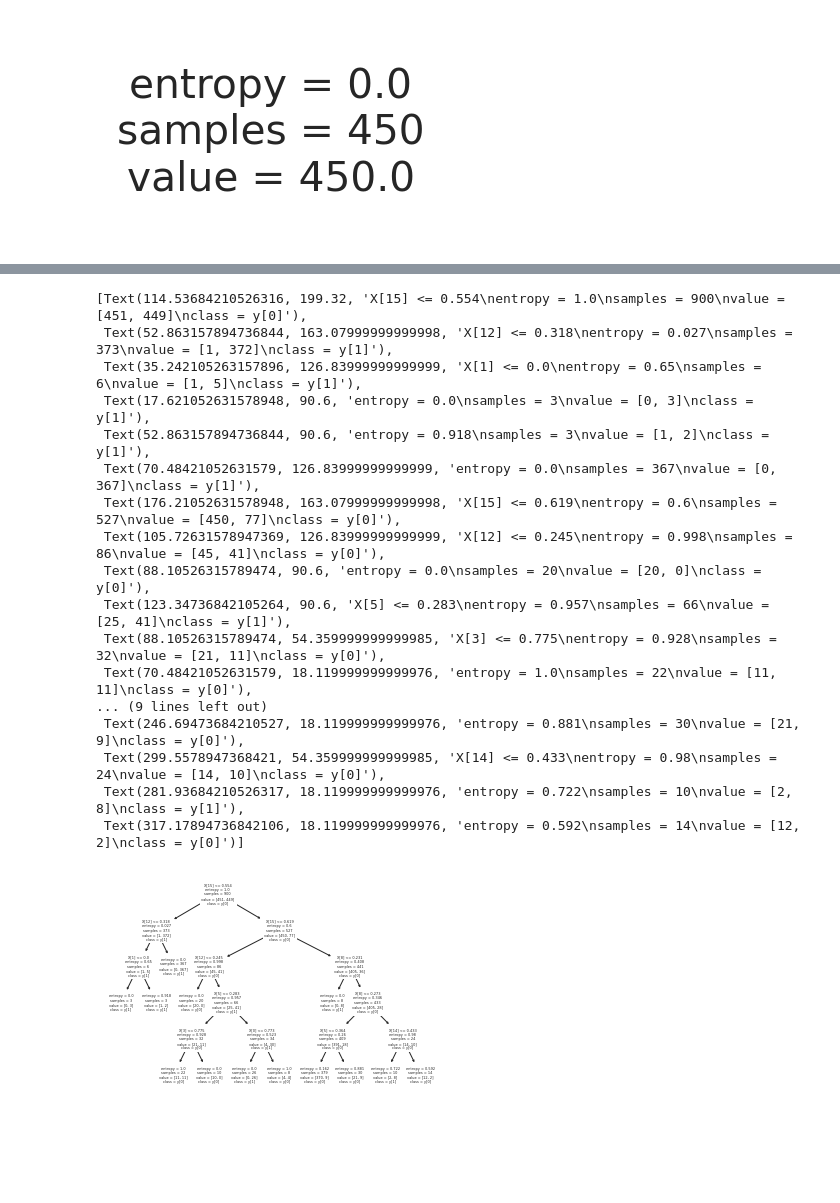
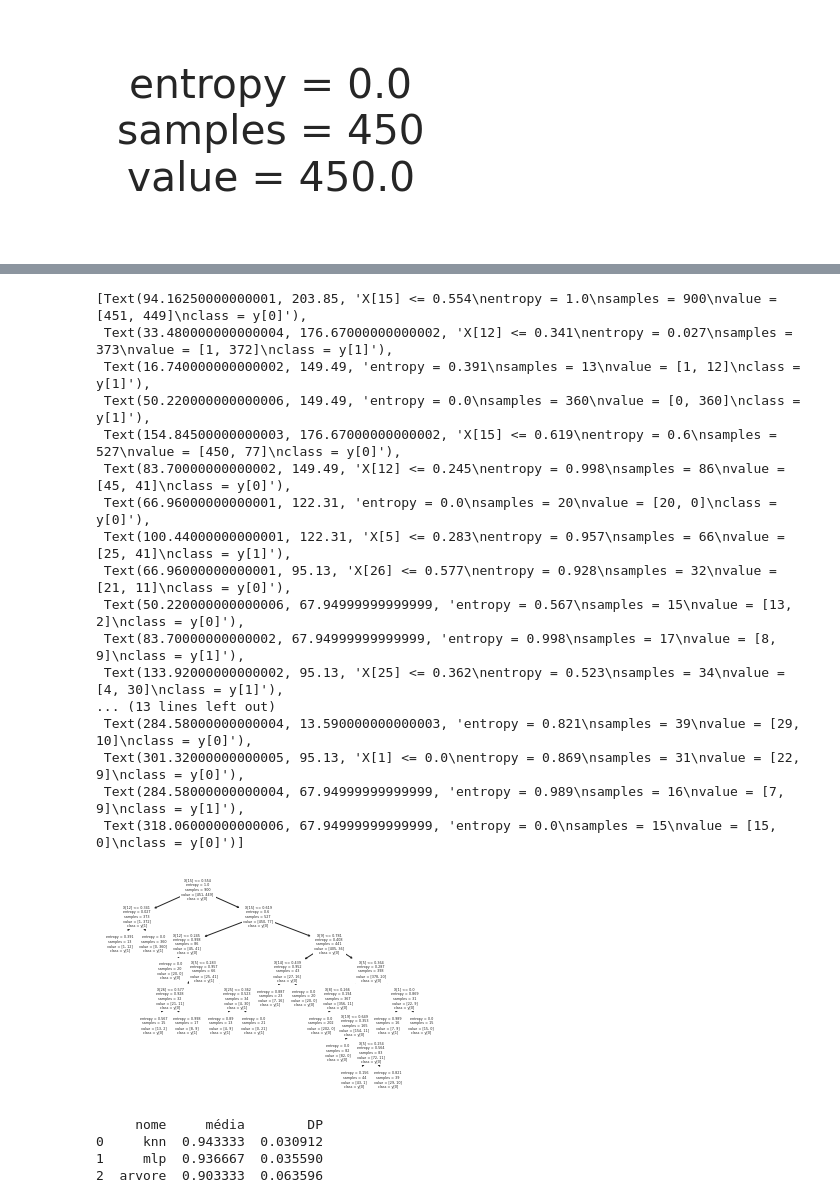
Before and after one commit to pedrorault/InteligenciaArtificial, a Jupyter notebook: EP/MetodoMetrica.ipynb, the cells around one changed output, grey strips where cells are left out. Saved outputs shown, nothing was run; the diff lists cells and outputs as text; code cells hidden in the pictures; blank space fills up the shorter version.

```diff
--- a/EP/MetodoMetrica.ipynb
+++ b/EP/MetodoMetrica.ipynb
@@ -308,10 +347,12 @@ for i in range(5,15,2):
                     scoring=('recall', 'precision', 'balanced_accuracy','f1'),
                     cv= 10, n_jobs=-1, return_estimator= True)
     results_tree_gini_pre.append(cv_res)
-    cv_res = cross_validate(dec_tree,X_norm,y_norm,
-                    scoring=('recall', 'precision', 'accuracy','f1'),
-                    cv= 10, n_jobs=-1, return_estimator= True)
-    results_tree_gini_norm.append(cv_res)
+    for j in range(5,15,2):
+        dec_tree = DecisionTreeClassifier(criterion="gini", max_depth=i, min_samples_leaf=j, random_state=42)
+        cv_res = cross_validate(dec_tree,X_norm,y_norm,
+                        scoring=('recall', 'precision', 'accuracy','f1'),
+                        cv= 10, n_jobs=-1, return_estimator= True)
+        results_tree_gini_norm.append(cv_res)
 # %%
 df_tree_gini_pre = pd.DataFrame(columns=["DF","Tipo","Profundidade Máxima","Número de Exemplos","Sensibilidade","Sensibilidade.dp","Precisão","Precisão.dp","F1","F1.dp","Acurácia","Acurácia.dp"])
 for i,r in enumerate(results_tree_gini_pre):
@@ -352,7 +393,7 @@ df_tree_gini_norm = pd.DataFrame(columns=["DF","Tipo","Profundidade Máxima","N
 for i,r in enumerate(results_tree_gini_norm):
         est = r["estimator"][0]
         obj = {
-            "DF": "PreProcessamento",
+            "DF": "Normalizado",
             "Tipo":"Gini",
             "Profundidade Máxima": est.max_depth,
             "Número de Exemplos": est.min_samples_leaf,
@@ -408,10 +473,12 @@ for i in range(5,15,2):
                     scoring=('recall', 'precision', 'balanced_accuracy','f1'),
                     cv= 10, n_jobs=-1, return_estimator= True)
     results_tree_entropy_pre.append(cv_res)
-    cv_res = cross_validate(dec_tree,X_norm,y_norm,
+    for j in range(5,15,2):
+        dec_tree = DecisionTreeClassifier(criterion="entropy", max_depth=i, min_samples_leaf=j, random_state=42)
+        cv_res = cross_validate(dec_tree,X_norm,y_norm,
                     scoring=('recall', 'precision', 'accuracy','f1'),
                     cv= 10, n_jobs=-1, return_estimator= True)
-    results_tree_entropy_norm.append(cv_res)
+        results_tree_entropy_norm.append(cv_res)
 # %%
 df_tree_entropy_pre = pd.DataFrame(columns=["DF","Tipo","Profundidade Máxima","Número de Exemplos","Sensibilidade","Sensibilidade.dp","Precisão","Precisão.dp","F1","F1.dp","Acurácia","Acurácia.dp"])
 for i,r in enumerate(results_tree_entropy_pre):
@@ -450,7 +517,7 @@ df_tree_entropy_norm = pd.DataFrame(columns=["DF","Tipo","Profundidade Máxima",
 for i,r in enumerate(results_tree_entropy_norm):
         est = r["estimator"][0]
         obj = {
-            "DF": "PreProcessamento",
+            "DF": "Normalizado",
             "Tipo":"Entropy",
             "Profundidade Máxima": est.max_depth,
             "Número de Exemplos": est.min_samples_leaf,
@@ -475,24 +566,24 @@ df_tree_entropy_norm
 # %%
 from sklearn.tree import plot_tree
 
-melhor_arvore = max([ [r["test_accuracy"].mean(),r["test_accuracy"].std(),r["estimator"][0]] for r in results_tree_entropy_norm], key=lambda x : x[0])
-plot_tree(melhor_arvore[2], class_names=True)
+melhor_arvore_entropy = max([[r["estimator"][0],r["test_accuracy"].mean(),r["test_accuracy"].std()] for r in results_tree_entropy_norm], key=lambda x : x[1])
+plot_tree(melhor_arvore_entropy[0], class_names=True)
 # %% [output]
-[Text(114.53684210526316, 199.32, 'X[15] <= 0.554\nentropy = 1.0\nsamples = 900\nvalue = [451, 449]\nclass = y[0]'),
- Text(52.863157894736844, 163.07999999999998, 'X[12] <= 0.318\nentropy = 0.027\nsamples = 373\nvalue = [1, 372]\nclass = y[1]'),
- Text(35.242105263157896, 126.83999999999999, 'X[1] <= 0.0\nentropy = 0.65\nsamples = 6\nvalue = [1, 5]\nclass = y[1]'),
- Text(17.621052631578948, 90.6, 'entropy = 0.0\nsamples = 3\nvalue = [0, 3]\nclass = y[1]'),
- Text(52.863157894736844, 90.6, 'entropy = 0.918\nsamples = 3\nvalue = [1, 2]\nclass = y[1]'),
- Text(70.48421052631579, 126.83999999999999, 'entropy = 0.0\nsamples = 367\nvalue = [0, 367]\nclass = y[1]'),
- Text(176.21052631578948, 163.07999999999998, 'X[15] <= 0.619\nentropy = 0.6\nsamples = 527\nvalue = [450, 77]\nclass = y[0]'),
- Text(105.72631578947369, 126.83999999999999, 'X[12] <= 0.245\nentropy = 0.998\nsamples = 86\nvalue = [45, 41]\nclass = y[0]'),
- Text(88.10526315789474, 90.6, 'entropy = 0.0\nsamples = 20\nvalue = [20, 0]\nclass = y[0]'),
- Text(123.34736842105264, 90.6, 'X[5] <= 0.283\nentropy = 0.957\nsamples = 66\nvalue = [25, 41]\nclass = y[1]'),
- Text(88.10526315789474, 54.359999999999985, 'X[3] <= 0.775\nentropy = 0.928\nsamples = 32\nvalue = [21, 11]\nclass = y[0]'),
- Text(70.48421052631579, 18.119999999999976, 'entropy = 1.0\nsamples = 22\nvalue = [11, 11]\nclass = y[0]'),
-... (9 lines left out)
- Text(246.69473684210527, 18.119999999999976, 'entropy = 0.881\nsamples = 30\nvalue = [21, 9]\nclass = y[0]'),
- Text(299.5578947368421, 54.359999999999985, 'X[14] <= 0.433\nentropy = 0.98\nsamples = 24\nvalue = [14, 10]\nclass = y[0]'),
- Text(281.93684210526317, 18.119999999999976, 'entropy = 0.722\nsamples = 10\nvalue = [2, 8]\nclass = y[1]'),
- Text(317.17894736842106, 18.119999999999976, 'entropy = 0.592\nsamples = 14\nvalue = [12, 2]\nclass = y[0]')]
+[Text(94.16250000000001, 203.85, 'X[15] <= 0.554\nentropy = 1.0\nsamples = 900\nvalue = [451, 449]\nclass = y[0]'),
+ Text(33.480000000000004, 176.67000000000002, 'X[12] <= 0.341\nentropy = 0.027\nsamples = 373\nvalue = [1, 372]\nclass = y[1]'),
+ Text(16.740000000000002, 149.49, 'entropy = 0.391\nsamples = 13\nvalue = [1, 12]\nclass = y[1]'),
+ Text(50.220000000000006, 149.49, 'entropy = 0.0\nsamples = 360\nvalue = [0, 360]\nclass = y[1]'),
+ Text(154.84500000000003, 176.67000000000002, 'X[15] <= 0.619\nentropy = 0.6\nsamples = 527\nvalue = [450, 77]\nclass = y[0]'),
+ Text(83.70000000000002, 149.49, 'X[12] <= 0.245\nentropy = 0.998\nsamples = 86\nvalue = [45, 41]\nclass = y[0]'),
+ Text(66.96000000000001, 122.31, 'entropy = 0.0\nsamples = 20\nvalue = [20, 0]\nclass = y[0]'),
+ Text(100.44000000000001, 122.31, 'X[5] <= 0.283\nentropy = 0.957\nsamples = 66\nvalue = [25, 41]\nclass = y[1]'),
+ Text(66.96000000000001, 95.13, 'X[26] <= 0.577\nentropy = 0.928\nsamples = 32\nvalue = [21, 11]\nclass = y[0]'),
+ Text(50.220000000000006, 67.94999999999999, 'entropy = 0.567\nsamples = 15\nvalue = [13, 2]\nclass = y[0]'),
+ Text(83.70000000000002, 67.94999999999999, 'entropy = 0.998\nsamples = 17\nvalue = [8, 9]\nclass = y[1]'),
+ Text(133.92000000000002, 95.13, 'X[25] <= 0.362\nentropy = 0.523\nsamples = 34\nvalue = [4, 30]\nclass = y[1]'),
+... (13 lines left out)
+ Text(284.58000000000004, 13.590000000000003, 'entropy = 0.821\nsamples = 39\nvalue = [29, 10]\nclass = y[0]'),
+ Text(301.32000000000005, 95.13, 'X[1] <= 0.0\nentropy = 0.869\nsamples = 31\nvalue = [22, 9]\nclass = y[0]'),
+ Text(284.58000000000004, 67.94999999999999, 'entropy = 0.989\nsamples = 16\nvalue = [7, 9]\nclass = y[1]'),
+ Text(318.06000000000006, 67.94999999999999, 'entropy = 0.0\nsamples = 15\nvalue = [15, 0]\nclass = y[0]')]
-[figure, old version]
+[figure, new version]
@@ -498,0 +603,8 @@ plot_tree(melhor_arvore[2], class_names=True)
+# %%
+df_resultados = pd.DataFrame(scores).sort_values(by=["média","DP"],ascending=False)
+print(df_resultados)
+# %% [output]
+     nome     média        DP
+0     knn  0.943333  0.030912
+1     mlp  0.936667  0.035590
+2  arvore  0.903333  0.063596
```
Also changed, not shown: parts of 18 cells of this notebook.
